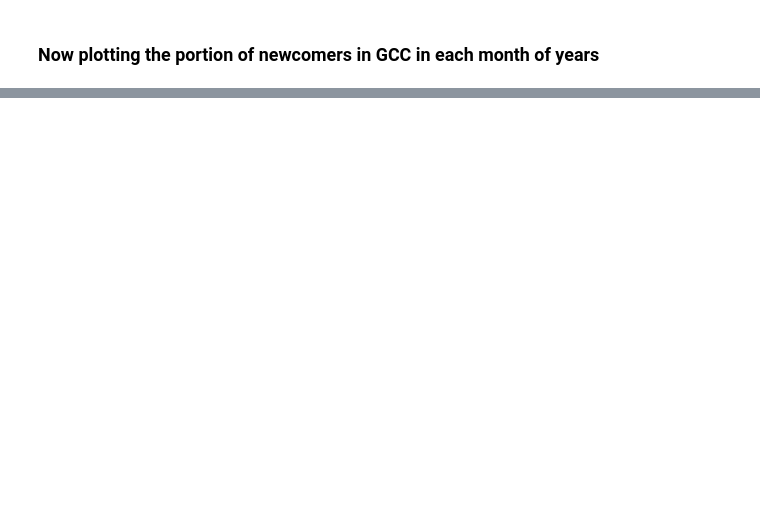
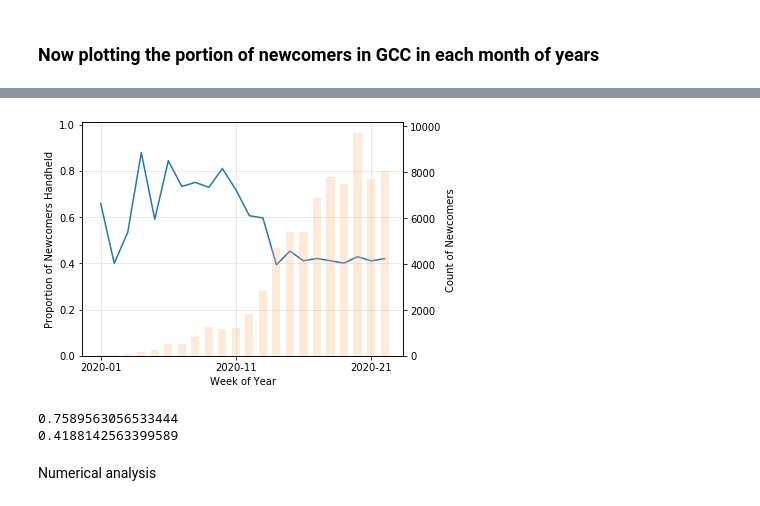
Before and after one commit to COVID19-DVRN/Project-B_Scientific-Opportunism, a Jupyter notebook: scripts/00_02_05_exploring_the_giant_components_monthly_basis.ipynb, the cells around one changed output, grey strips where cells are left out. Cells and saved outputs as stored; diff of their text form; code cells hidden in the pictures; blank space fills up the shorter version.

Commit message:
Per week trends, search terms, annual numerical analysis for handholding

```diff
--- a/scripts/00_02_05_exploring_the_giant_components_monthly_basis.ipynb
+++ b/scripts/00_02_05_exploring_the_giant_components_monthly_basis.ipynb
@@ -113,0 +164,69 @@ plt.show()
+# %%
+article_authors_filtered["year_month"] = article_authors_filtered["converted_datetime"].apply(
+    lambda x: str(pd.Timestamp(x).year) +"-%02d"%(get_dateinfox_from_a_string_datetime(x))
+)
+
+article_authors_filtered2 = article_authors_filtered[
+    article_authors_filtered["converted_datetime"] != '2020-01-01'
+]
+cord_ids = metadata[metadata['abstract'].fillna('').str.lower().str.contains(searchterm)]['cord_uid']
+article_authors_filtered2 = article_authors_filtered2[article_authors_filtered2['cord_uid'].isin(cord_ids)]
+
+earliest_publication = article_authors_filtered2[['author_id', 'converted_datetime']].groupby('author_id')\
+            .min()[['converted_datetime']].reset_index()
+earliest_publication["year_month"] = earliest_publication["converted_datetime"].apply(
+    lambda x: str(pd.Timestamp(x).year) +"-%02d"%(get_dateinfox_from_a_string_datetime(x))
+)
+# %%
+dict_newcomer_nodes_by_year_quarter = earliest_publication.groupby("year_month")["author_id"].apply(set).to_dict()
+# %%
+dict_portion_new_nodes_in_gcc_by_quarter = return_dict(article_authors_filtered2)
+# %%
+fig,ax = plt.subplots(
+    #figsize = (24,5)
+)
+# Percent handheld
+keys, values = zip(*sorted(dict_portion_new_nodes_in_gcc_by_quarter.items()))
+keys, values = np.array(keys), np.array(values)
+boolean = (keys < '2020-23') & (keys >= '2020-01')
+values = values[boolean]; keys = keys[boolean]
+ax.plot(keys, values)
+plt.ylim(0, 1.01)
+ax_newcomer_count = ax.twinx()
+
+# Newcomper counts
+keys2, values2 = zip(*sorted({k:len(v) for k,v in dict_newcomer_nodes_by_year_quarter.items()}.items()))
+keys2, values2 = np.array(keys2), np.array(values2)
+boolean = (keys2 < '2020-23') & (keys2 >= '2020-01')
+values2 = values2[boolean]; keys2 = keys2[boolean]
+ax_newcomer_count.bar(keys2, values2 ,width=0.6, alpha=0.3, zorder = 5, color = "#fdbb84")
+
+
+#ax_newcomer_count.set_yscale('log')
+xticks = [keys for e, keys in enumerate(keys) if e % 10 == 0]
+xtick_indices = [e for e, keys in enumerate(keys) if e % 10 == 0]
+plt.xticks(xtick_indices, xticks, rotation=45)
+
+ax.grid(alpha = 0.3)
+#fig.tight_layout()
+ax.set_xlabel("Week of Year")
+ax.set_ylabel("Proportion of Newcomers Handheld")
+ax_newcomer_count.set_ylabel("Count of Newcomers")
+plt.tight_layout()
+plt.savefig("../outputs/figures/%s_monthly_portion_of_newcomers_part_of_gcc.png" %output_code, dpi = 150)
+plt.show()
+# %% [output]
+[figure, added]
+# %%
+n = 10
+first_nwks = np.sum((values * values2)[0:n]) / np.sum(values2[0:n])
+print(first_nwks)
+
+n0, n1 = 14, len(values2)
+nwks = np.sum((values * values2)[n0:n1]) / np.sum(values2[n0:n1])
+print(nwks)
+# %% [output]
+0.7589563056533444
+0.4188142563399589
+# %% [markdown]
+Numerical analysis
```
Also changed, not shown: parts of 15 cells of this notebook.
